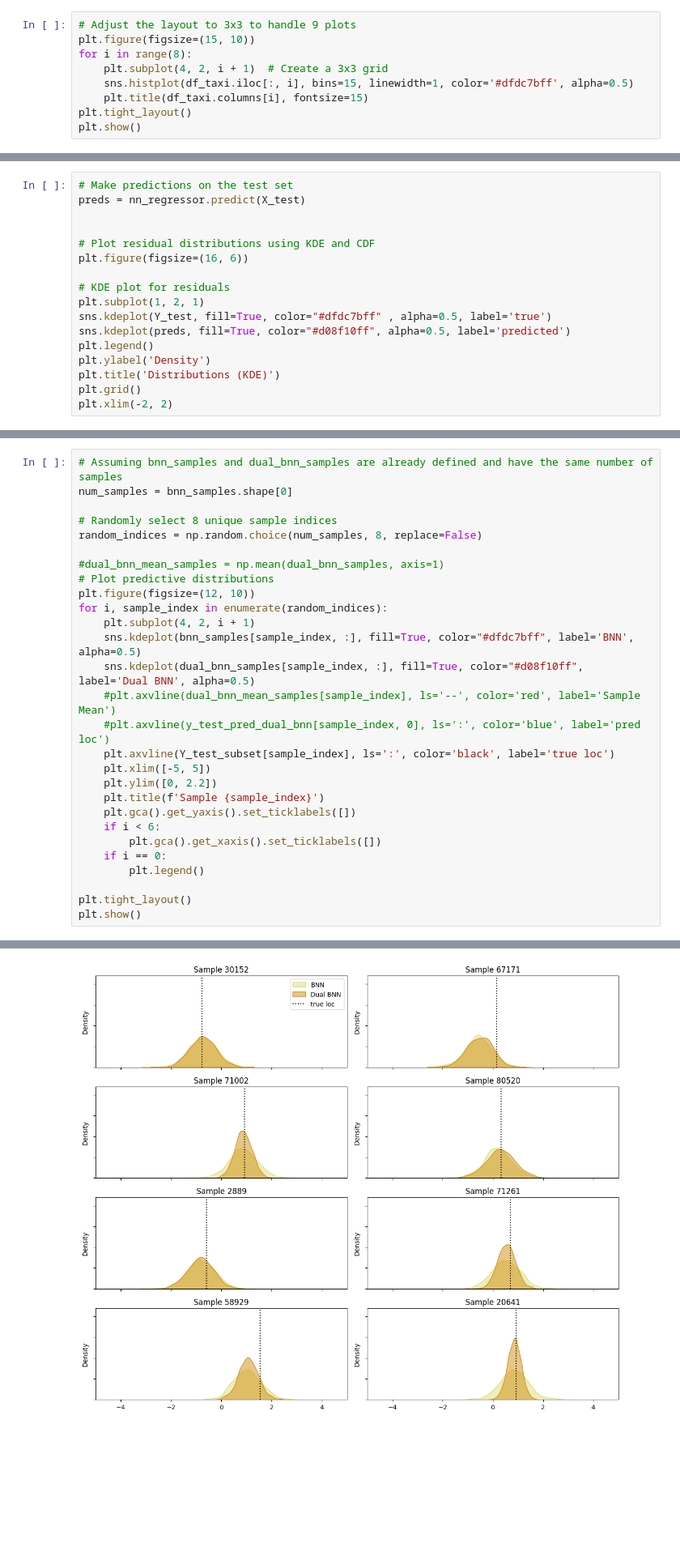
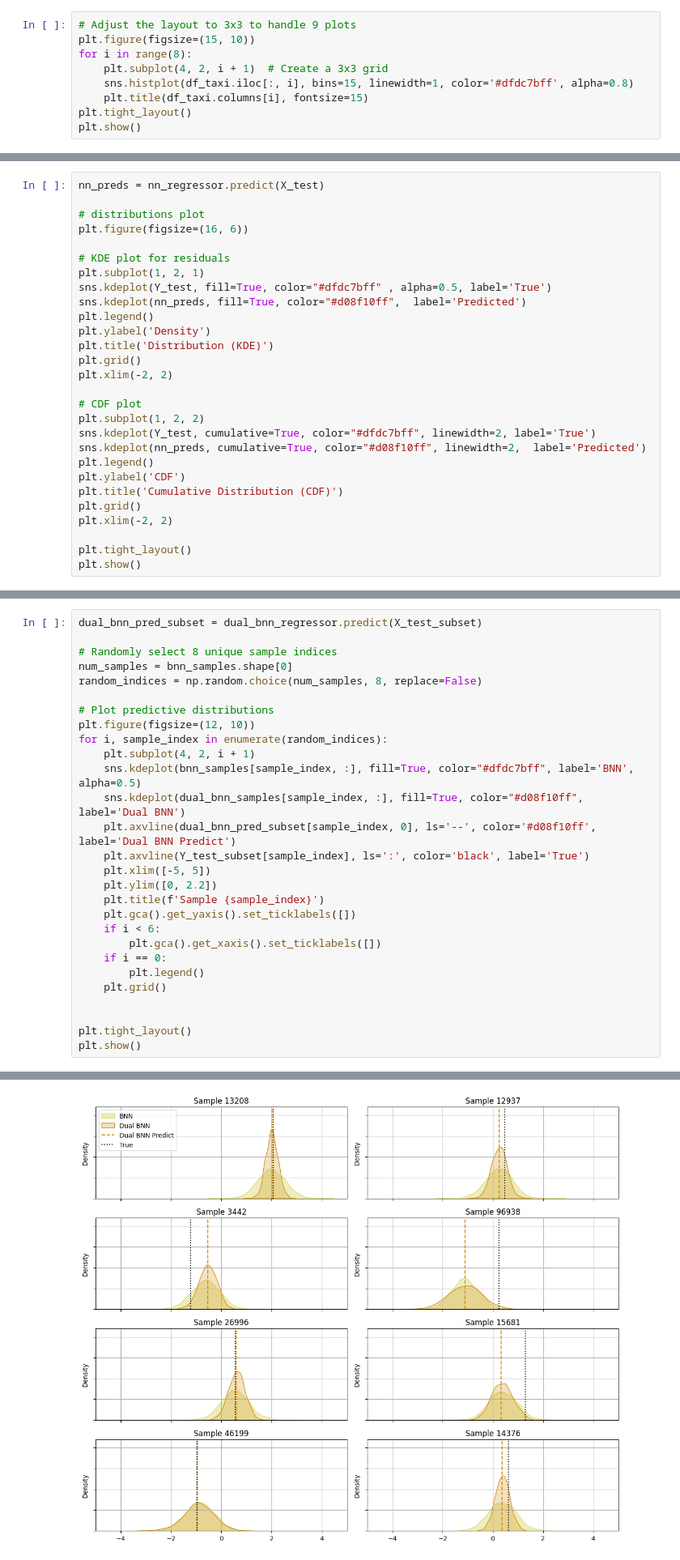
Before and after one commit to marcosbenicio/bayesian-neural-network, a Jupyter notebook: 02-regression/bnn-regression.ipynb, the cells around one changed output, grey strips where cells are left out. Shown at 81% size. Cells and saved outputs as stored; diff of their text form; blank space fills up the shorter version.

```diff
--- a/02-regression/bnn-regression.ipynb
+++ b/02-regression/bnn-regression.ipynb
@@ -631,7 +632,7 @@ Let's check how the variables are distributed:
 plt.figure(figsize=(15, 10))
 for i in range(8):
     plt.subplot(4, 2, i + 1)  # Create a 3x3 grid
-    sns.histplot(df_taxi.iloc[:, i], bins=15, linewidth=1, color='#dfdc7bff', alpha=0.5)
+    sns.histplot(df_taxi.iloc[:, i], bins=15, linewidth=1, color='#dfdc7bff', alpha=0.8)
     plt.title(df_taxi.columns[i], fontsize=15)
 plt.tight_layout()
 plt.show()
@@ -815,20 +816,31 @@ plt.show()
 12202/12202 [==============================] - 14s 1ms/step
 [figure]
 # %%
-# Make predictions on the test set
-preds = nn_regressor.predict(X_test)
+nn_preds = nn_regressor.predict(X_test)
 
-
-# Plot residual distributions using KDE and CDF
+# distributions plot
 plt.figure(figsize=(16, 6))
 
 # KDE plot for residuals
 plt.subplot(1, 2, 1)
-sns.kdeplot(Y_test, fill=True, color="#dfdc7bff" , alpha=0.5, label='true')
-sns.kdeplot(preds, fill=True, color="#d08f10ff", alpha=0.5, label='predicted')
+sns.kdeplot(Y_test, fill=True, color="#dfdc7bff" , alpha=0.5, label='True')
+sns.kdeplot(nn_preds, fill=True, color="#d08f10ff",  label='Predicted')
 plt.legend()
 plt.ylabel('Density')
-plt.title('Distributions (KDE)')
+plt.title('Distribution (KDE)')
 plt.grid()
 plt.xlim(-2, 2)
+
+# CDF plot
+plt.subplot(1, 2, 2)
+sns.kdeplot(Y_test, cumulative=True, color="#dfdc7bff", linewidth=2, label='True')
+sns.kdeplot(nn_preds, cumulative=True, color="#d08f10ff", linewidth=2,  label='Predicted')
+plt.legend()
+plt.ylabel('CDF')
+plt.title('Cumulative Distribution (CDF)')
+plt.grid()
+plt.xlim(-2, 2)
+
+plt.tight_layout()
+plt.show()
 # %% [output]
@@ -1708,22 +1738,20 @@ for batch in tqdm(dataset, desc="Processing Batches"):
 2024-06-22 07:55:25.349006: W tensorflow/tsl/framework/cpu_allocator_impl.cc:83] Allocation of 409600000 exceeds 10% of free system memory.
 2024-06-22 07:55:25.432976: W tensorflow/tsl/framework/cpu_allocator_impl.cc:83] Allocation of 819200000 exceeds 10% of free system memory.
 # %%
-# Assuming bnn_samples and dual_bnn_samples are already defined and have the same number of samples
-num_samples = bnn_samples.shape[0]
+dual_bnn_pred_subset = dual_bnn_regressor.predict(X_test_subset)
 
 # Randomly select 8 unique sample indices
+num_samples = bnn_samples.shape[0]
 random_indices = np.random.choice(num_samples, 8, replace=False)
 
-#dual_bnn_mean_samples = np.mean(dual_bnn_samples, axis=1)
 # Plot predictive distributions
 plt.figure(figsize=(12, 10))
 for i, sample_index in enumerate(random_indices):
     plt.subplot(4, 2, i + 1)
     sns.kdeplot(bnn_samples[sample_index, :], fill=True, color="#dfdc7bff", label='BNN', alpha=0.5)
-    sns.kdeplot(dual_bnn_samples[sample_index, :], fill=True, color="#d08f10ff", label='Dual BNN', alpha=0.5)
-    #plt.axvline(dual_bnn_mean_samples[sample_index], ls='--', color='red', label='Sample Mean')
-    #plt.axvline(y_test_pred_dual_bnn[sample_index, 0], ls=':', color='blue', label='pred loc')
-    plt.axvline(Y_test_subset[sample_index], ls=':', color='black', label='true loc')
+    sns.kdeplot(dual_bnn_samples[sample_index, :], fill=True, color="#d08f10ff", label='Dual BNN')
+    plt.axvline(dual_bnn_pred_subset[sample_index, 0], ls='--', color='#d08f10ff', label='Dual BNN Predict')
+    plt.axvline(Y_test_subset[sample_index], ls=':', color='black', label='True')
     plt.xlim([-5, 5])
     plt.ylim([0, 2.2])
     plt.title(f'Sample {sample_index}')
@@ -1732,6 +1760,8 @@ for i, sample_index in enumerate(random_indices):
         plt.gca().get_xaxis().set_ticklabels([])
     if i == 0:
         plt.legend()
+    plt.grid()
+
 
 plt.tight_layout()
 plt.show()
@@ -1739 +1770 @@ plt.show()
-[figure, old version]
+[figure, new version]
```
Also changed, not shown: parts of 8 cells of this notebook.
